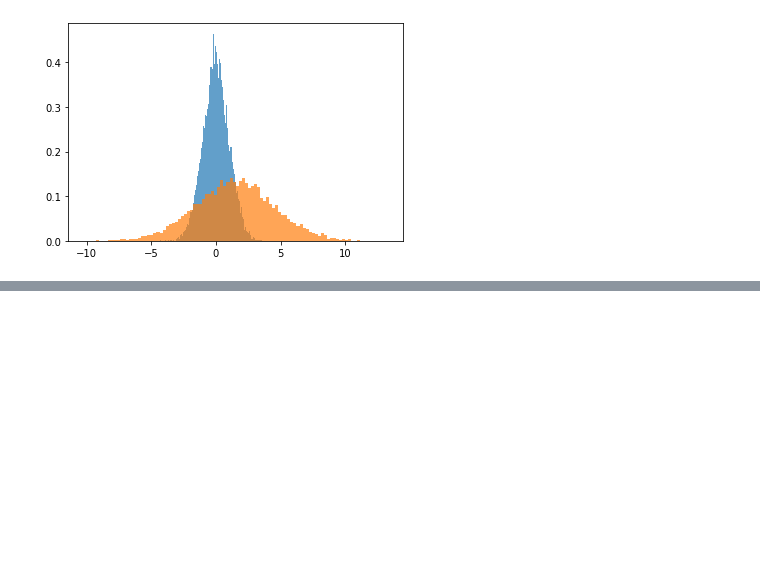
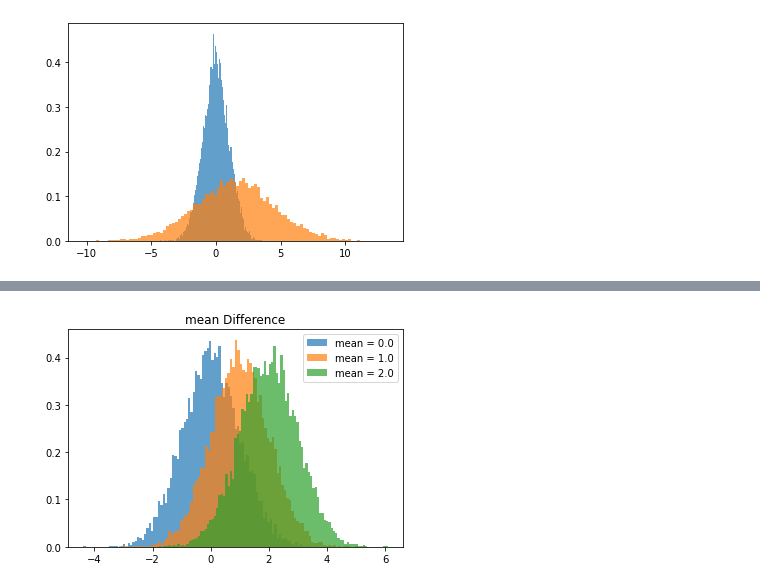
Before and after one commit to hyunwoongko/bigdata-lecture, a Jupyter notebook: _notebooks/02_03_통계학_기초.ipynb, the cells around one changed output, grey strips where cells are left out. Cells and saved outputs as stored; diff of their text form; code cells hidden in the pictures; blank space fills up the shorter version.

```diff
--- a/_notebooks/02_03_통계학_기초.ipynb
+++ b/_notebooks/02_03_통계학_기초.ipynb
@@ -460,0 +542,22 @@ vec_a.mean()
+# %%
+import numpy as np
+import matplotlib.pyplot as plt
+
+normal_dist_1 = np.random.randn(10000)
+# 정규분포로 랜덤값 생성하기 (평균 0, 표준편차 1.0)
+
+normal_dist_2 = np.random.randn(10000) + 1
+# 정규분포로 랜덤값 생성하기 (평균 0, 표준편차 1.0)
+
+normal_dist_3 = np.random.randn(10000) + 2
+# 정규분포로 랜덤값 생성하기 (평균 0, 표준편차 1.0)
+
+plt.hist(normal_dist_1, bins=100, label='mean = 0.0' ,density=True, alpha=0.7, histtype='stepfilled')
+plt.hist(normal_dist_2, bins=100, label='mean = 1.0', density=True, alpha=0.7, histtype='stepfilled')
+plt.hist(normal_dist_3, bins=100, label='mean = 2.0',density=True, alpha=0.7, histtype='stepfilled')
+plt.title('mean Difference')
+plt.legend()
+plt.show()
+plt.close()
+# %% [output]
+[figure, added]
```
Also changed, not shown: parts of 10 cells of this notebook.
